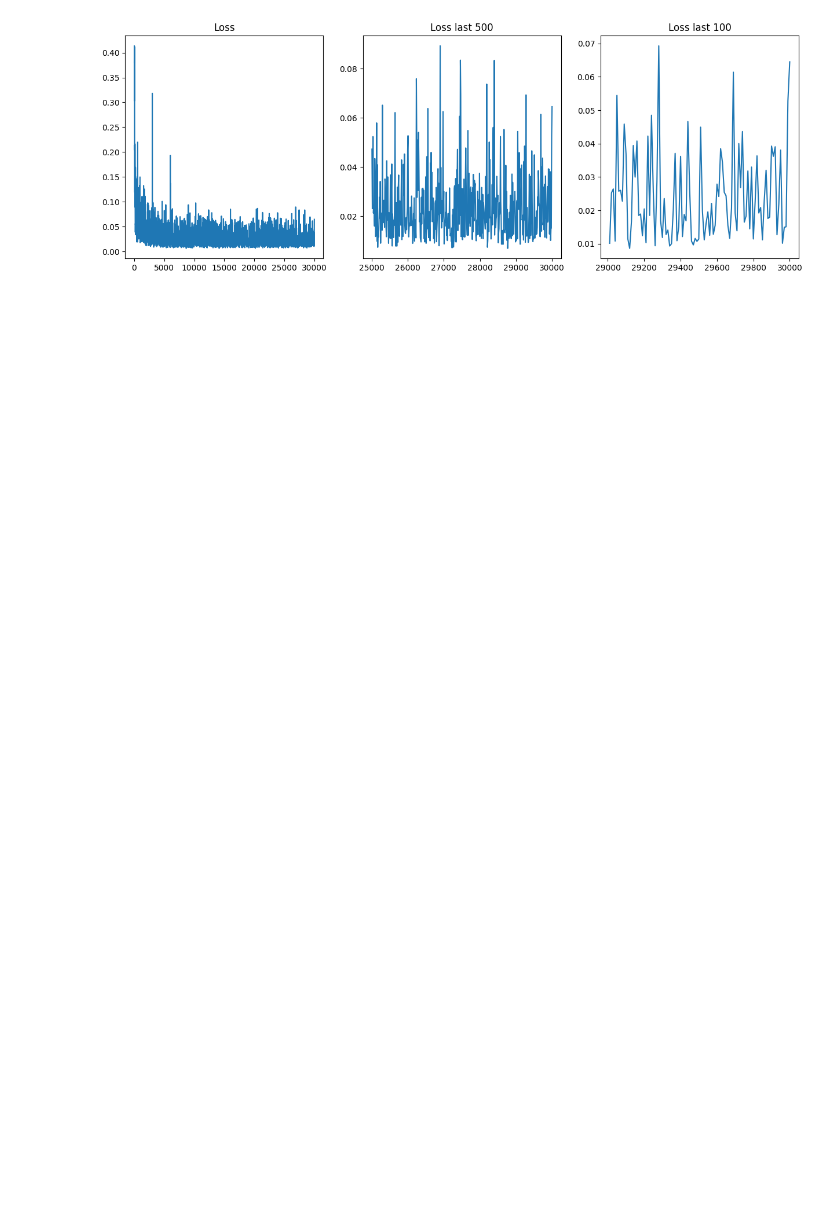
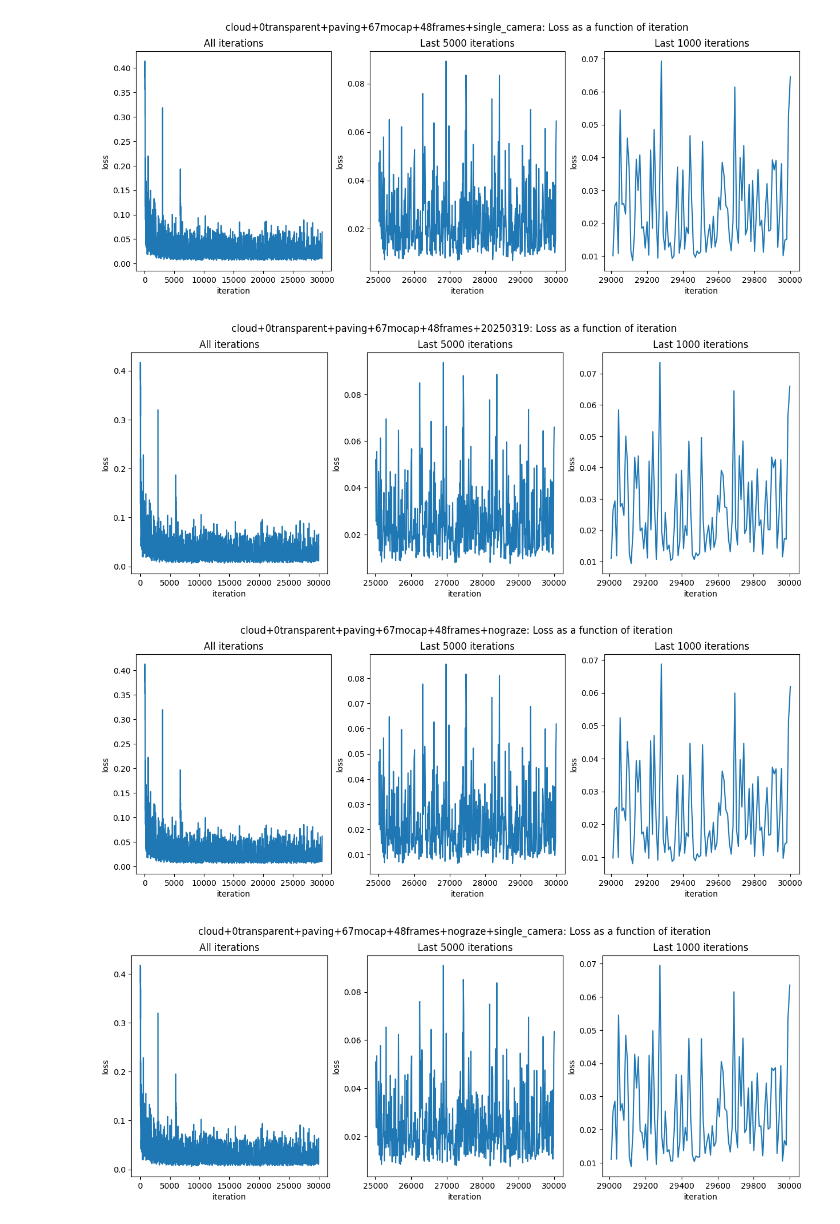
Before and after one commit to byrax15/SpacetimeGaussians, a Jupyter notebook: Plot.ipynb, the cells around one changed output. Cells and saved outputs as stored; diff of their text form; code cells hidden in the pictures; blank space fills up the shorter version.

Commit message:
plotting change

```diff
--- a/Plot.ipynb
+++ b/Plot.ipynb
@@ -1,3 +1,15 @@
 # %%
 import matplotlib.pyplot as plt
 import pandas as pd
+from os import path
+import itertools as it
+
+cloud_names = [
+    '/home/aq85800/NewVolume/SpacetimeGaussians/output/techni_lite_noprior48/cloud+0transparent+paving+67mocap+48frames+single_camera/loss_history.csv',
+    '/home/aq85800/NewVolume/SpacetimeGaussians/output/techni_lite_noprior48/cloud+0transparent+paving+67mocap+48frames+20250319/loss_history.csv',
+    '/home/aq85800/NewVolume/SpacetimeGaussians/output/techni_lite_noprior48/cloud+0transparent+paving+67mocap+48frames+nograze/loss_history.csv',
+    '/home/aq85800/NewVolume/SpacetimeGaussians/output/techni_lite_noprior48/cloud+0transparent+paving+67mocap+48frames+nograze+single_camera/loss_history.csv',
+]
+
+plot_tails = [5000, 1000]
+tails_data_resolution = 10
@@ -21,6 +16,26 @@ def plot_line_graph(csv_file, plot_tails: list[int] = []):
 # %%
+for csv_file_name in cloud_names:
+    with open(csv_file_name, 'r') as csv_file:
+        data = pd.read_csv(csv_file, delimiter=' ')
 
-with open('/home/aq85800/NewVolume/SpacetimeGaussians/output/techni_lite_noprior48/cloud+0transparent+paving+67mocap+48frames+single_camera/loss_history.csv', 'r') as file:
-    plot_line_graph(file, [int(i/10) for i in (5000, 1000)])
+    fig, ax = plt.subplots(1, 1+len(plot_tails), figsize=(15, 5))
+    ax[0].set_title('All iterations')
+    ax[0].set_xlabel('iteration')
+    ax[0].set_ylabel('loss')
+    ax[0].plot(data['iteration'], data['loss'])
+    for (i, tail) in enumerate(plot_tails):
+        ax[i+1].set_title(f'Last {tail} iterations')
+        ax[i+1].set_xlabel('iteration')
+        ax[i+1].set_ylabel('loss')
+        n_points = int(tail/tails_data_resolution)
+        ax[i+1].plot(
+            data['iteration'].tail(n_points),
+            data['loss'].tail(n_points))
+    fig.suptitle(
+        f"{csv_file_name.split('/')[-2]}: Loss as a function of iteration")
+    fig.show()
 # %% [output]
-[figure, old version]
+[figure, new version]
+[figure, added]
+[figure, added]
+[figure, added]
```
Also changed, not shown: parts of 2 cells of this notebook, 1 other file.
